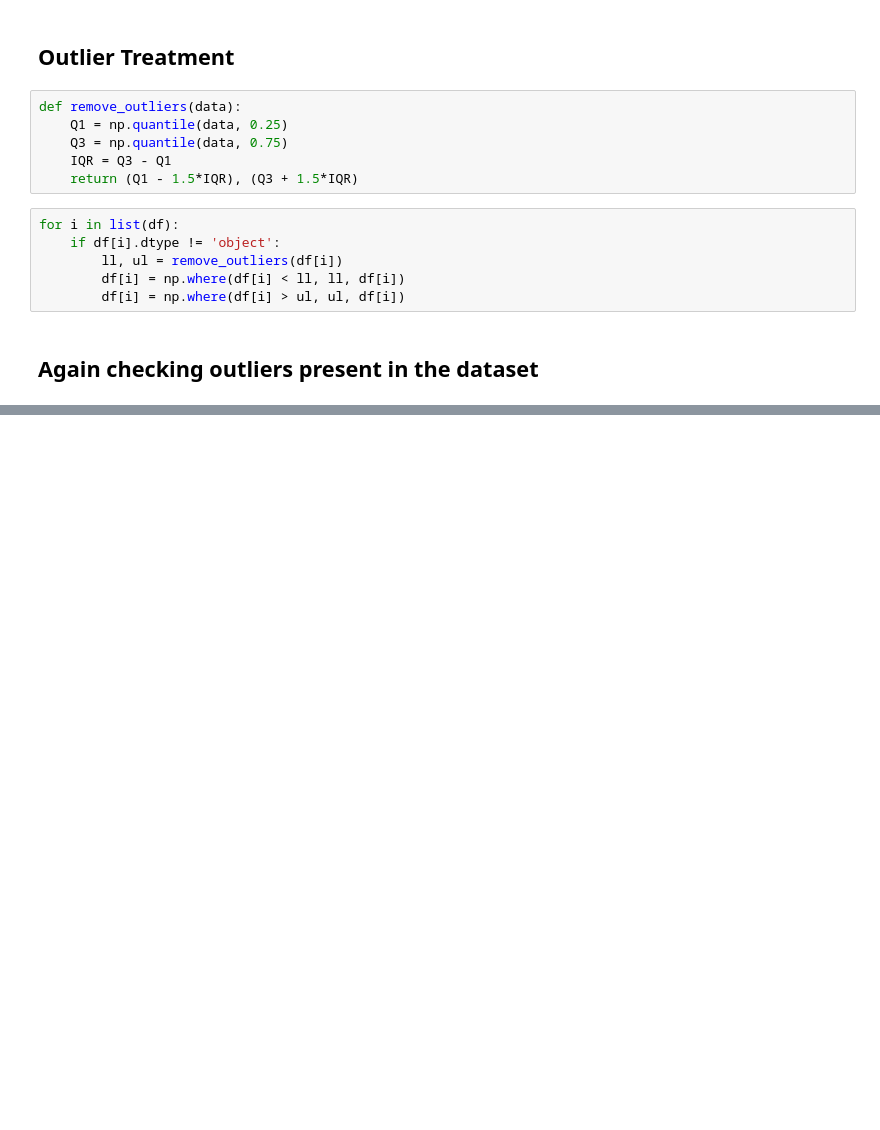
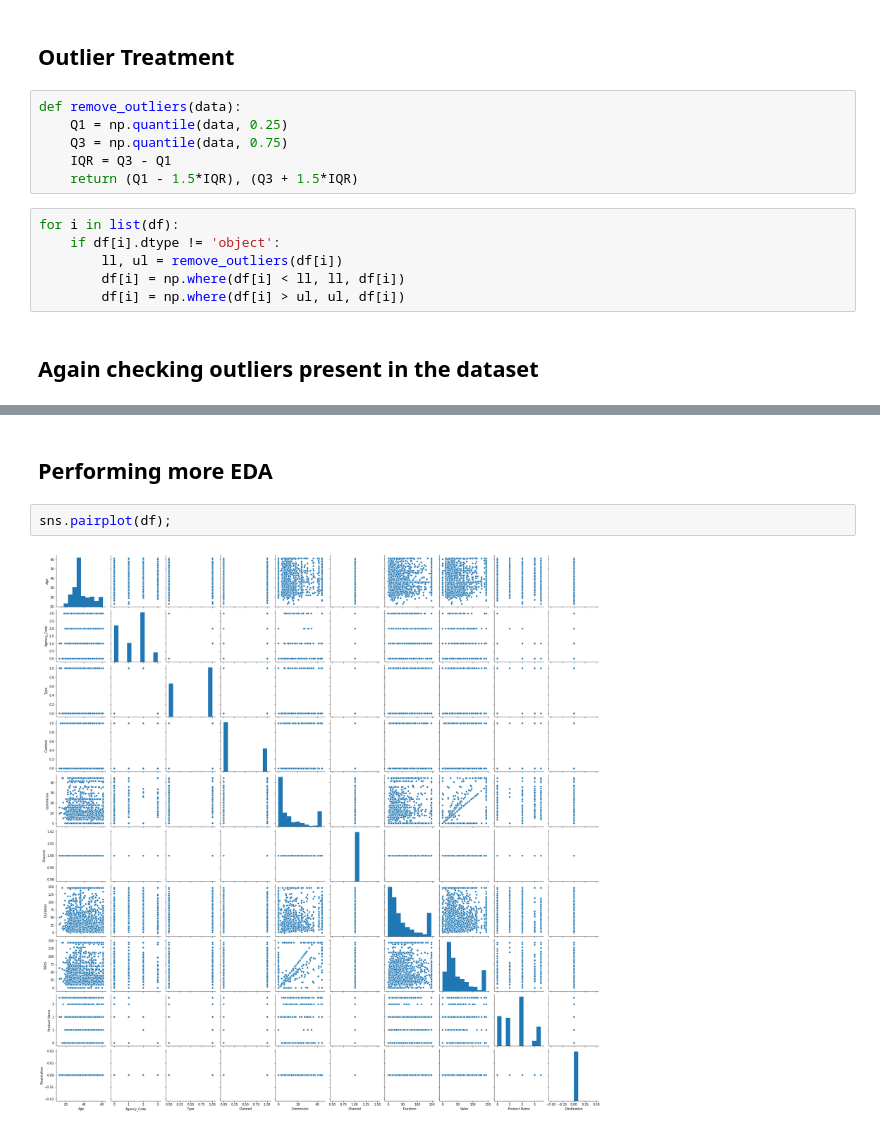
Before and after one commit to Abhishek768/InsuranceClaimStatus, a Jupyter notebook: InsuranceClaimStatus.ipynb, the cells around one changed output, grey strips where cells are left out. Saved outputs shown, nothing was run; the diff lists cells and outputs as text; blank space fills up the shorter version.

```diff
--- a/InsuranceClaimStatus.ipynb
+++ b/InsuranceClaimStatus.ipynb
@@ -115,0 +142,6 @@ plt.ylabel('Frequency');
+# %% [markdown]
+## Performing more EDA
+# %%
+sns.pairplot(df);
+# %% [output]
+[figure, added]
```
Also changed, not shown: parts of 12 cells of this notebook.
